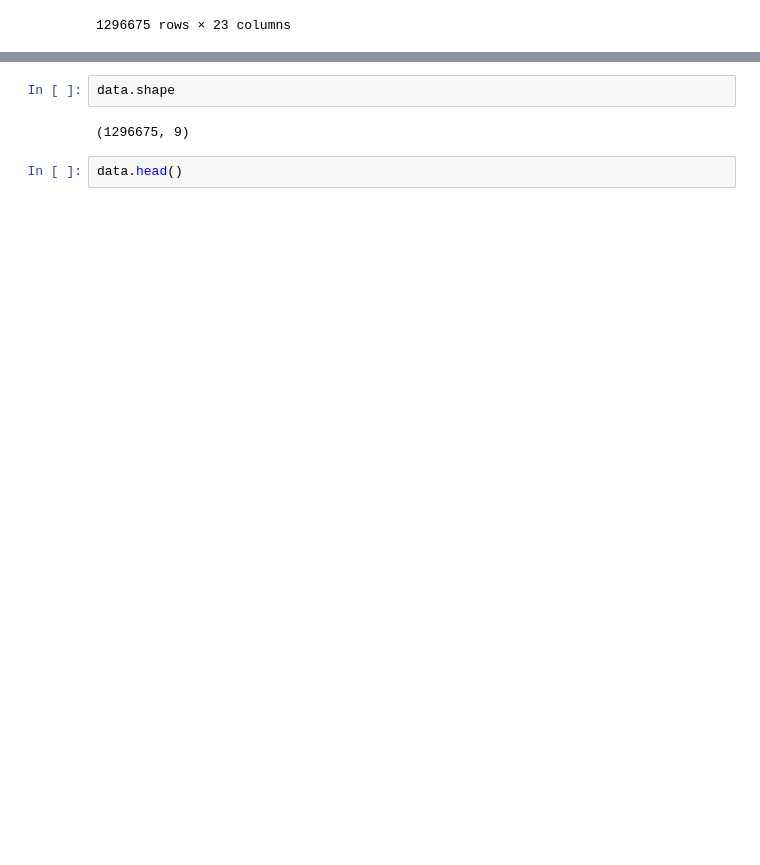
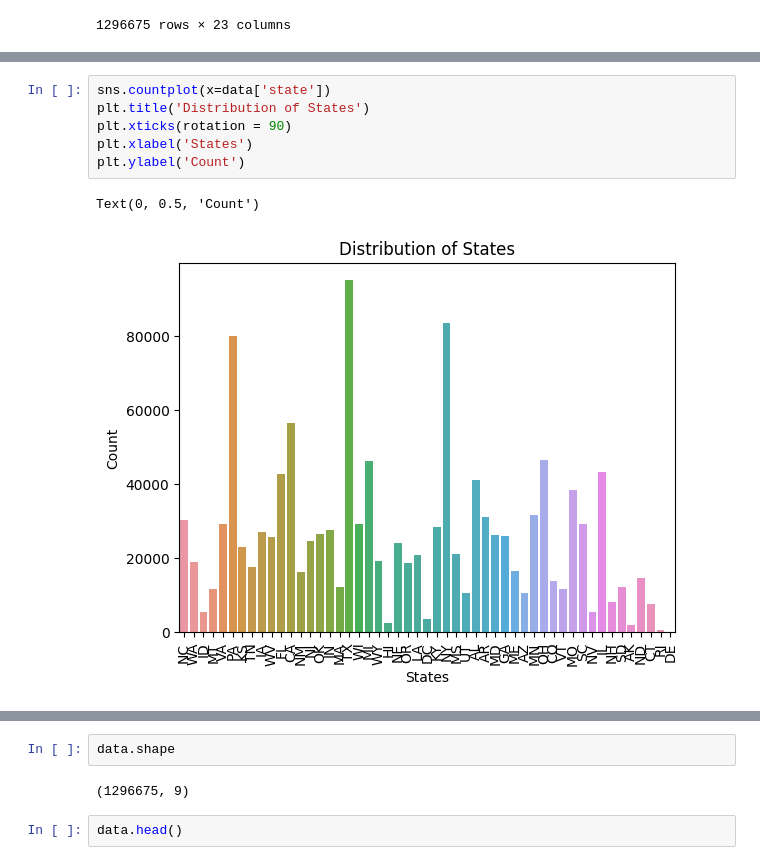
Before and after one commit to candobettercode/codsoft, a Jupyter notebook: credit_card_fraud_detection/Credit-card-Fraud-Detection.ipynb, the cells around one changed output, grey strips where cells are left out. Cells and saved outputs as stored; diff of their text form; blank space fills up the shorter version.

```diff
--- a/credit_card_fraud_detection/Credit-card-Fraud-Detection.ipynb
+++ b/credit_card_fraud_detection/Credit-card-Fraud-Detection.ipynb
@@ -192,0 +231,9 @@ data
+# %%
+sns.countplot(x=data['state'])
+plt.title('Distribution of States')
+plt.xticks(rotation = 90)
+plt.xlabel('States')
+plt.ylabel('Count')
+# %% [output]
+Text(0, 0.5, 'Count')
+[figure, added]
```
Also changed, not shown: parts of 47 cells of this notebook.
